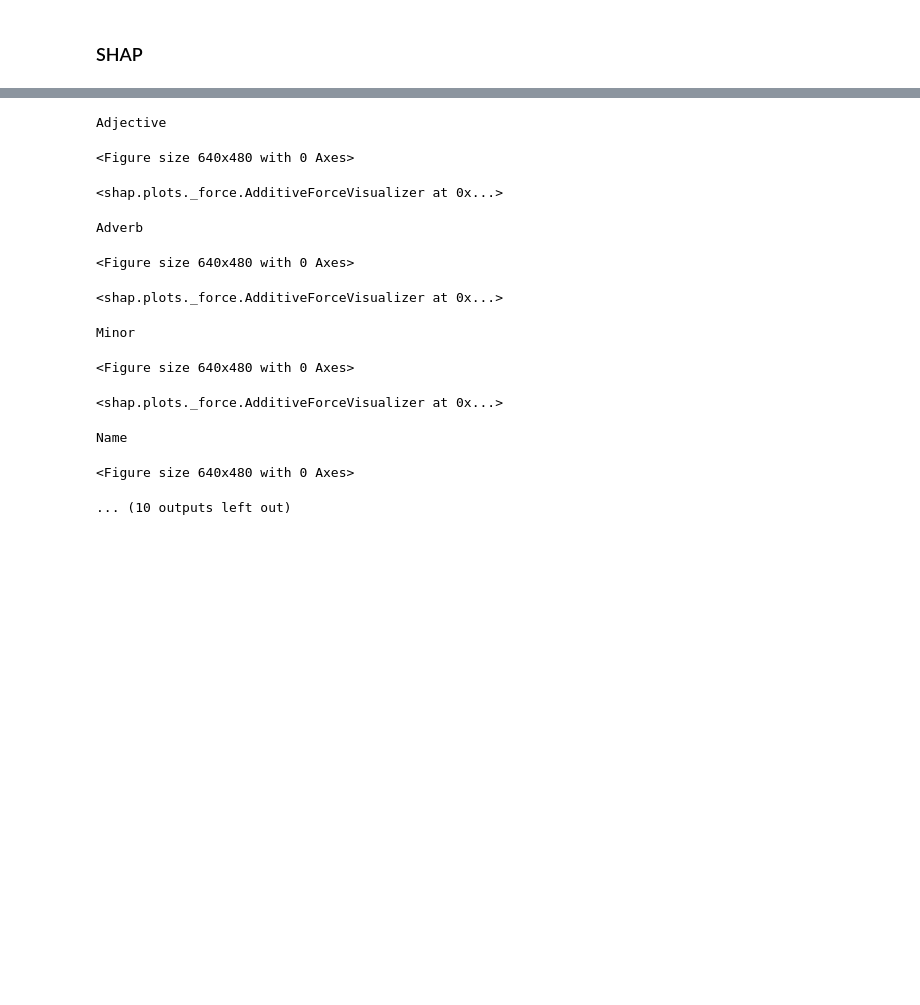
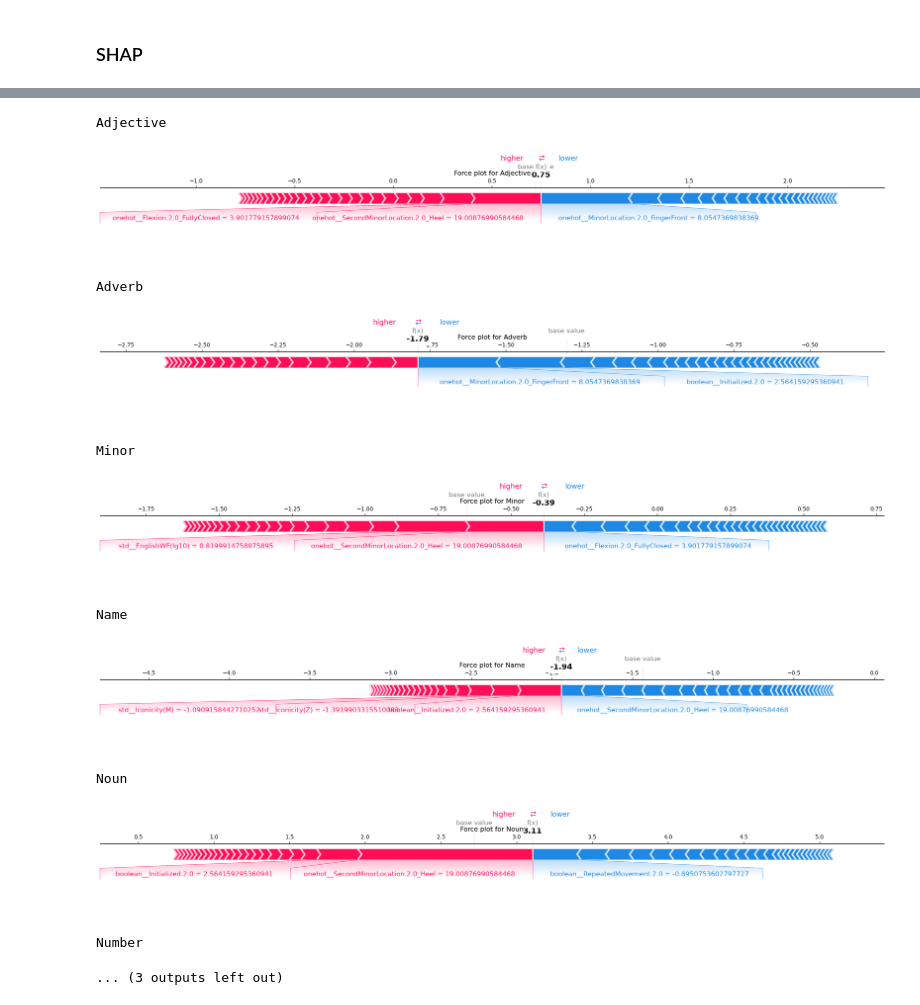
Before and after one commit to KevinCox9600/asl-lexical-class-prediction, a Jupyter notebook: src/lexical_class_predictor.ipynb, the cells around one changed output, grey strips where cells are left out. Saved outputs shown, nothing was run; the diff lists cells and outputs as text; code cells hidden in the pictures; blank space fills up the shorter version.

```diff
--- a/src/lexical_class_predictor.ipynb
+++ b/src/lexical_class_predictor.ipynb
@@ -384,7 +393,10 @@ rf_pg = {
     'clf__max_depth': [4, 7, 10],
 }
 rf = RandomForestClassifier()
-_ = train_model(X, y, rf, rf_pg)
+rf_models, rf_test_scores, X_tests, y_tests = train_model(X, y, rf, rf_pg)
+
+with open(f'{results_folder}random_forest', 'wb') as f:
+    pickle.dump(rf_models, f)
 # %% [output]
 training
 {'clf__max_depth': 10, 'clf__max_features': 10, 'clf__n_estimators': 500, 'clf__random_state': 42}
@@ -415,7 +429,10 @@ knn_pg = {
     'clf__weights': ['distance'],
 }
 knn = KNeighborsClassifier()
-_ = train_model(X, y, knn, knn_pg)
+knn_models, knn_test_scores, X_tests, y_tests = train_model(X, y, knn, knn_pg)
+
+with open(f'{results_folder}knn', 'wb') as f:
+    pickle.dump(knn_models, f)
 # %% [output]
 training
 {'clf__n_neighbors': 15, 'clf__p': 2, 'clf__weights': 'distance'}
@@ -445,7 +462,10 @@ svc_pg = {
     'clf__C': [1e-1, 1e0, 1e1]
 }
 svc = SVC()
-_ = train_model(X, y, svc, svc_pg)
+svc_models, svc_test_scores, X_tests, y_tests = train_model(X, y, svc, svc_pg)
+
+with open(f'{results_folder}svc', 'wb') as f:
+    pickle.dump(svc_models, f)
 # %% [output]
 training
 {'clf__C': 1.0, 'clf__gamma': 0.001}
@@ -515,6 +535,12 @@ best_C = 0.01
 model = LogisticRegression(C=best_C, max_iter=1000)
 model.fit(xtrp, y_train)
 y_pred = model.predict(xtep)
+
+with open(f'{results_folder}final_logistic_regression_model', 'wb') as f:
+    pickle.dump(model, f)
+
+with open(f'{results_folder}train_test_data', 'wb') as f:
+    pickle.dump((xtrp, y_train, xtep, y_test, y_pred), f)
 # %% [markdown]
 ### Metric values
 # %%
@@ -676,37 +688,38 @@ shap.summary_plot(shap_values, features, max_display=10, plot_type='bar', class_
 # %%
 import shap
 # create a shape force plot for the model and the data
 shap.initjs()
 
 masker = shap.maskers.Independent(data=xtrp)
 explainer = shap.LinearExplainer(model, masker)
 shap_values = explainer.shap_values(xtep)
 features = prep.get_feature_names_out()
 
 def display_shap(explainer, shap_vals, index, X):
     X = pd.DataFrame(X)
     for i in range(len(classes)):
         print(classes[i])
         num_top_ftrs = 50
         vals = shap_vals[i][index]
         indices = np.argsort(np.abs(vals))[::-1][:num_top_ftrs]
-        shap_fig = shap.force_plot(explainer.expected_value[i], vals[indices], X.iloc[index][indices], feature_names=features[indices], show=False) #xtep.values[i], feature_names=xtep.columns)
-        plt.savefig(f"{figures_folder}/shap_for_{classes[i]}.svg")
+        shap_fig = shap.force_plot(explainer.expected_value[i], vals[indices], X.iloc[index][indices], feature_names=features[indices], show=False, matplotlib=True) #xtep.values[i], feature_names=xtep.columns)
+        plt.title(f"Force plot for {classes[i]}")
+        plt.savefig(f"{figures_folder}/shap_for_{classes[i]}.png")
         plt.show()
-        display(shap_fig)
+        # display(shap_fig)
 
 display_shap(explainer, shap_values, 0, xtep)
 # %% [output]
 [interactive output not drawn]
 Adjective
+[figure, added]
-<Figure size 640x480 with 0 Axes>
+Adverb
+[figure, added]
-<shap.plots._force.AdditiveForceVisualizer at 0x...>
+Minor
+[figure, added]
-Adverb
+Name
+[figure, added]
-<Figure size 640x480 with 0 Axes>
+Noun
+[figure, added]
-<shap.plots._force.AdditiveForceVisualizer at 0x...>
+Number
-Minor
+... (3 outputs left out)
-<Figure size 640x480 with 0 Axes>
-<shap.plots._force.AdditiveForceVisualizer at 0x...>
-Name
-<Figure size 640x480 with 0 Axes>
-... (10 outputs left out)
```
Also changed, not shown: parts of 7 cells of this notebook.
